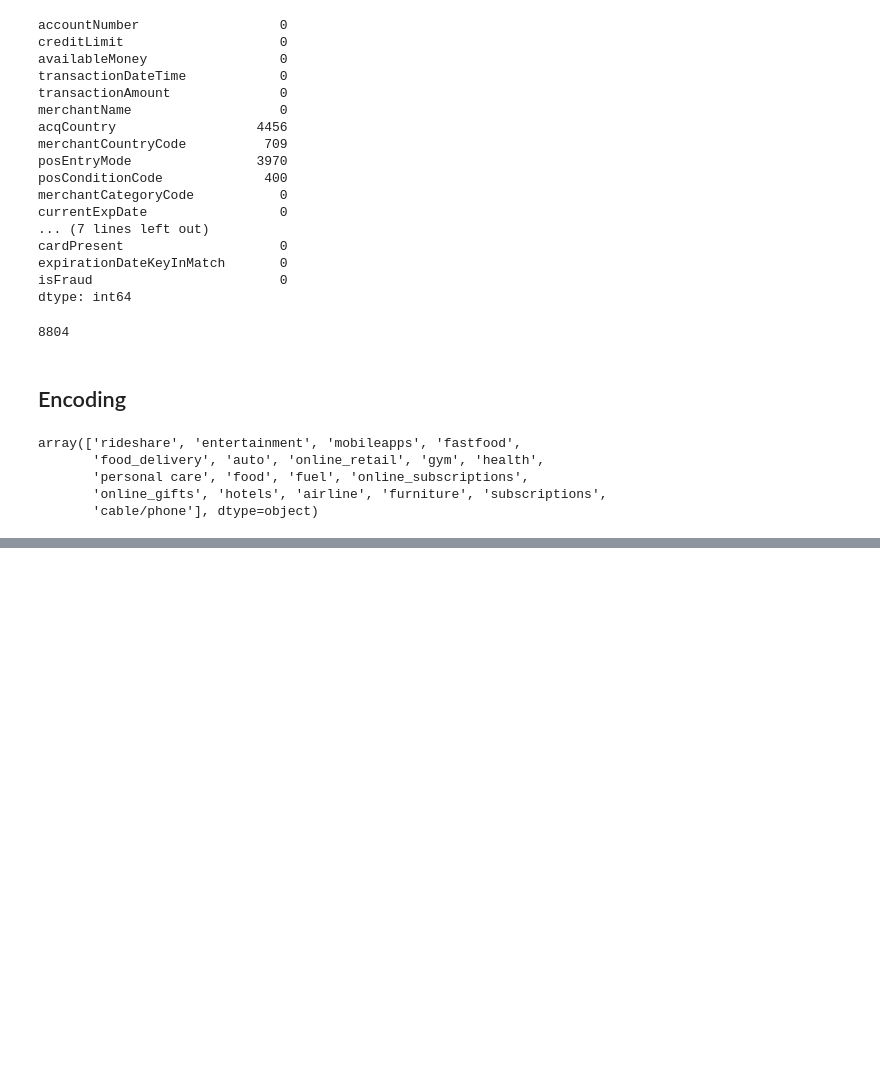
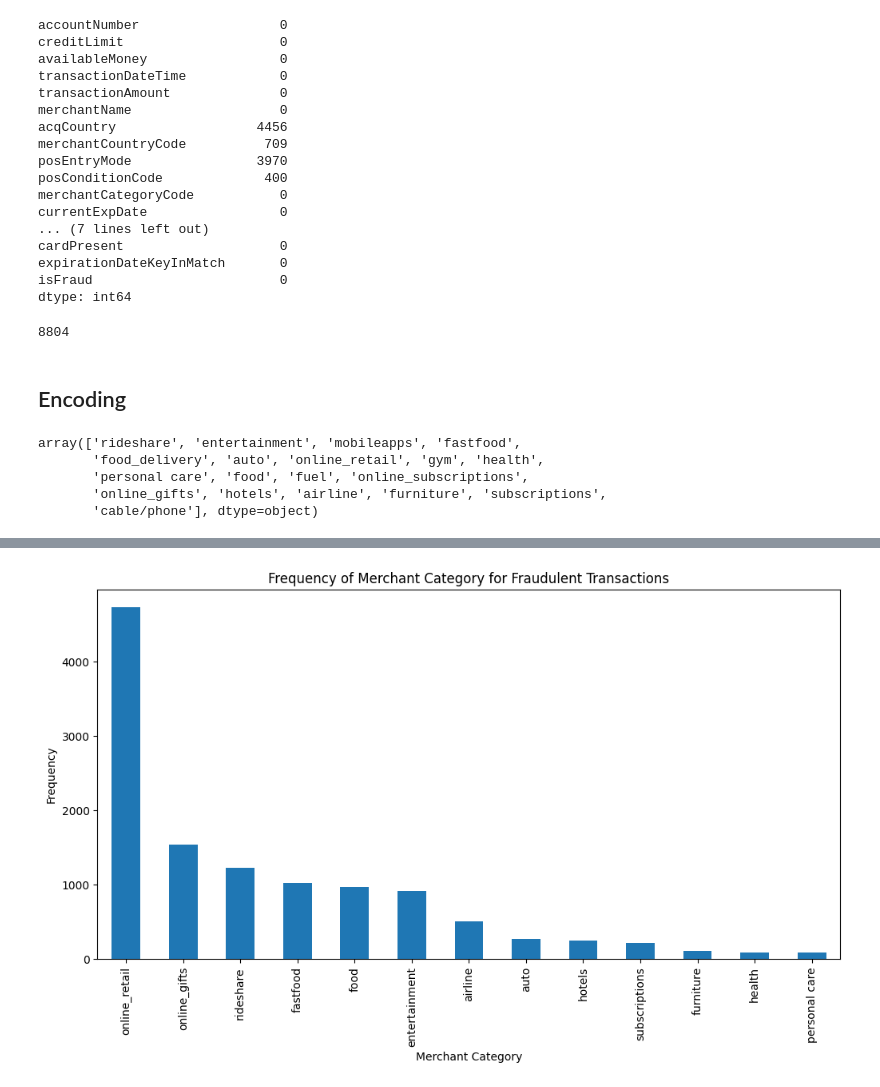
Before and after one commit to BrianBlancato/6050-Credit-Card-Fraud, a Jupyter notebook: Model.ipynb, the cells around one changed output, grey strips where cells are left out. Saved outputs shown, nothing was run; the diff lists cells and outputs as text; code cells hidden in the pictures; blank space fills up the shorter version.

```diff
--- a/Model.ipynb
+++ b/Model.ipynb
@@ -127,0 +239,20 @@ array(['rideshare', 'entertainment', 'mobileapps', 'fastfood',
+# %%
+# Merchant categories for fradulent cases
+
+
+fraud_df = df[df['isFraud'] == True]
+
+
+cat_counts = fraud_df['MerchantCategory_Full'].value_counts()
+
+cat_counts = cat_counts.sort_values(ascending=False)
+
+
+plt.figure(figsize=(12, 6))
+cat_counts.plot(kind='bar')
+plt.xlabel('Merchant Category')
+plt.ylabel('Frequency')
+plt.title('Frequency of Merchant Category for Fraudulent Transactions')
+plt.show()
+# %% [output]
+[figure, added]
```
Also changed, not shown: parts of 11 cells of this notebook.
